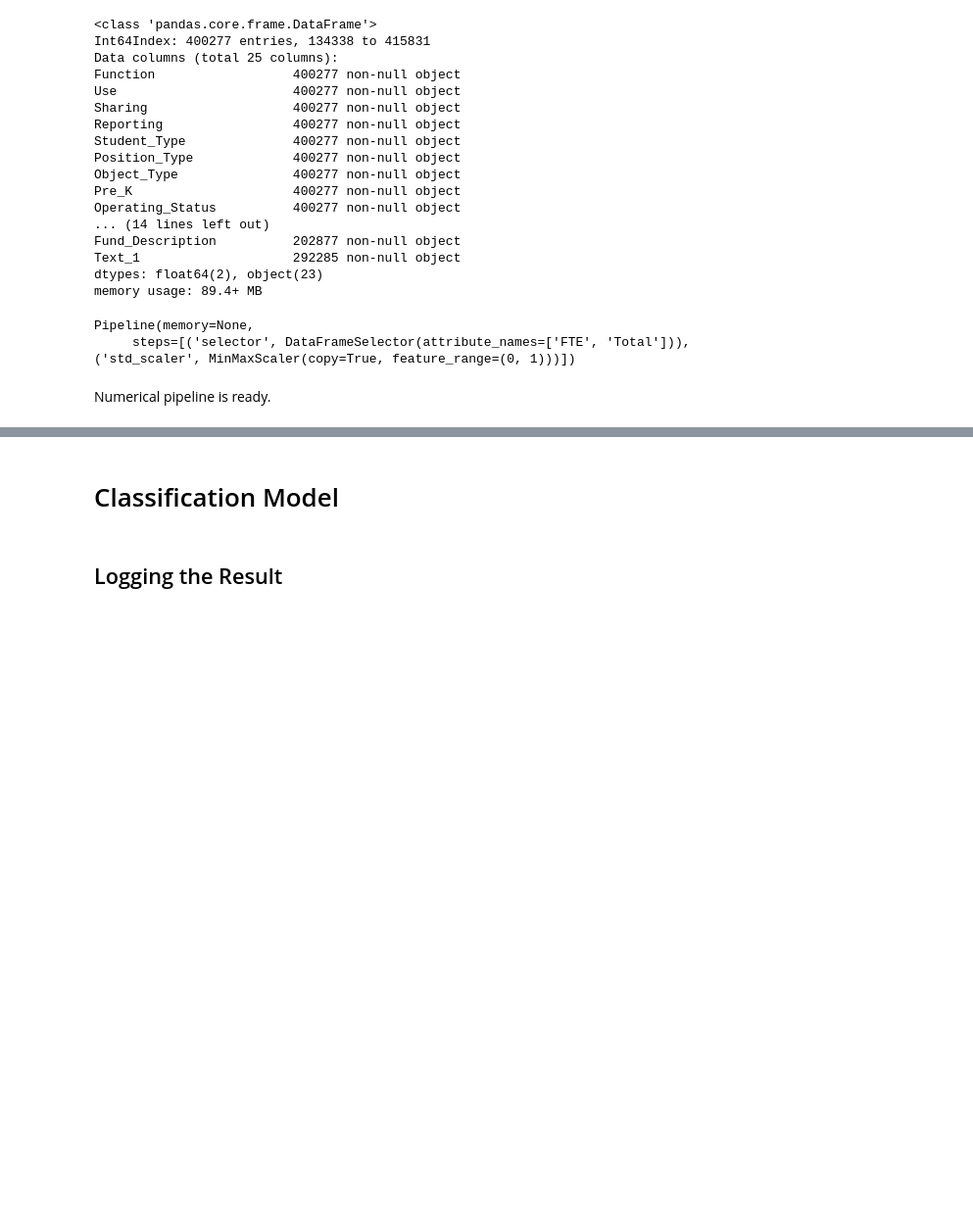
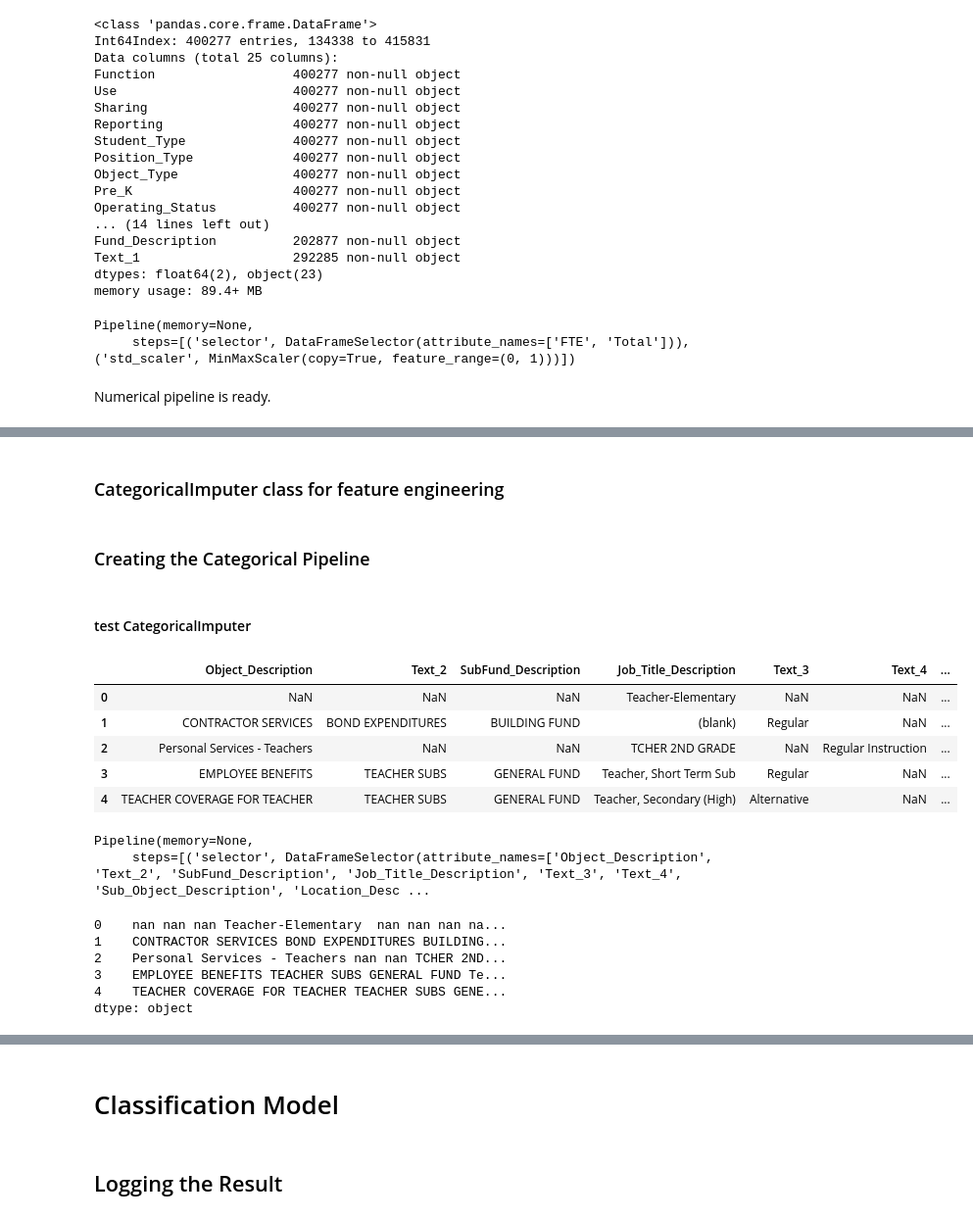
Before and after one commit to ayeshabhimdi/education-reboot, a Jupyter notebook: project/Reboot-Education_boxplot-PandasMICE.ipynb, the cells around one changed output, grey strips where cells are left out. Shown at 98% size. Cells and saved outputs as stored; diff of their text form; code cells hidden in the pictures; blank space fills up the shorter version.

```diff
--- a/project/Reboot-Education_boxplot-PandasMICE.ipynb
+++ b/project/Reboot-Education_boxplot-PandasMICE.ipynb
@@ -1154,0 +1122,2 @@ Numerical pipeline is ready.
+# %% [markdown]
+### CategoricalImputer class for feature engineering
@@ -1154,0 +1165,2 @@ Numerical pipeline is ready.
+# %% [markdown]
+### Creating the Categorical Pipeline
@@ -1154,0 +1177,25 @@ Numerical pipeline is ready.
+# %% [markdown]
+#### test CategoricalImputer
+# %%
+train.head()
+# %% [output]
+|  | Object_Description | Text_2 | SubFund_Description | Job_Title_Description | Text_3 | Text_4 | ... |
+| 0 | NaN | NaN | NaN | Teacher-Elementary | NaN | NaN | ... |
+| 1 | CONTRACTOR SERVICES | BOND EXPENDITURES | BUILDING FUND | (blank) | Regular | NaN | ... |
+| 2 | Personal Services - Teachers | NaN | NaN | TCHER 2ND GRADE | NaN | Regular Instruction | ... |
+| 3 | EMPLOYEE BENEFITS | TEACHER SUBS | GENERAL FUND | Teacher, Short Term Sub | Regular | NaN | ... |
+| 4 | TEACHER COVERAGE FOR TEACHER | TEACHER SUBS | GENERAL FUND | Teacher, Secondary (High) | Alternative | NaN | ... |
+# %%
+cat_pipeline.fit(train)
+# %% [output]
+Pipeline(memory=None,
+     steps=[('selector', DataFrameSelector(attribute_names=['Object_Description', 'Text_2', 'SubFund_Description', 'Job_Title_Description', 'Text_3', 'Text_4', 'Sub_Object_Description', 'Location_Desc ...
+# %%
+train_imp = cat_pipeline.transform(train)
+# %% [output]
+0    nan nan nan Teacher-Elementary  nan nan nan na...
+1    CONTRACTOR SERVICES BOND EXPENDITURES BUILDING...
+2    Personal Services - Teachers nan nan TCHER 2ND...
+3    EMPLOYEE BENEFITS TEACHER SUBS GENERAL FUND Te...
+4    TEACHER COVERAGE FOR TEACHER TEACHER SUBS GENE...
+dtype: object
```
Also changed, not shown: parts of 14 cells of this notebook.
